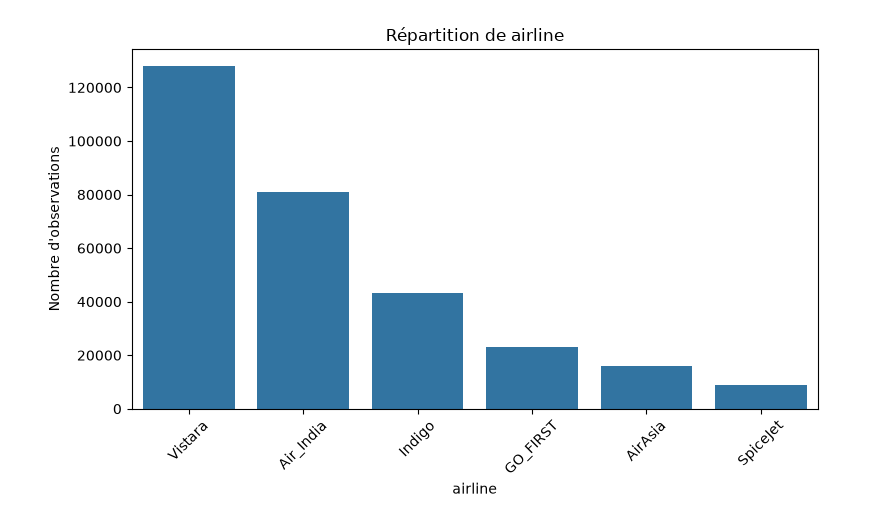
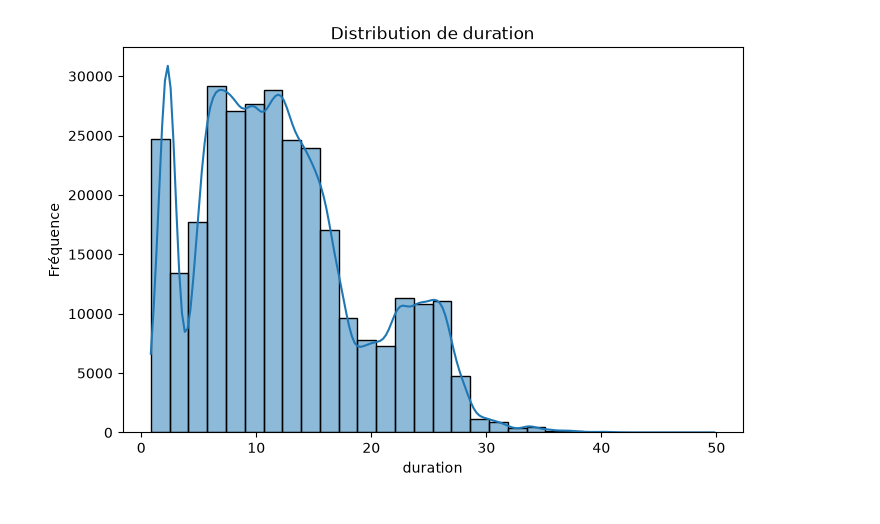
Before and after one commit to RihabMhd/Machine-Learning-Pr-diction-du-prix-des-billets-d-avion, a Jupyter notebook: notebooks/flight_price_prediction.ipynb, the cells around one changed output. Cells and saved outputs as stored; diff of their text form; code cells hidden in the pictures.

Commit message:
feat: explore and analyze flight price dataset

```diff
--- a/notebooks/flight_price_prediction.ipynb
+++ b/notebooks/flight_price_prediction.ipynb
@@ -64,40 +64,73 @@ discrete_variables = [
     "class"
 ]
 
-for col in discrete_variables:
+# for col in discrete_variables:
+
+#     print(f"\n======={col}=======")
+#     print("Number of categories :",data[col].nunique())
+#     print("Categories :",data[col].unique())
+#     freq = data[col].value_counts()
+#     table = pd.DataFrame({
+#         "Effectif": freq,
+#         "Pourcentage": freq / len(data) * 100
+#     })
+#     print(table)
+#     if col=='flight':
+#         flight_counts = data[col].value_counts().head(10)
+
+#         flight_counts.plot(
+#             kind="bar",
+#             figsize=(10, 5),
+#             title="Top 10 flights les plus fréquents"
+#         )
+
+#         plt.xlabel(col)
+#         plt.ylabel("Effectif")
+#         plt.xticks(rotation=45)
+#         plt.tight_layout()
+#         plt.show()
+#     else:
+#         plt.figure(figsize=(8,5))
+#         sns.countplot(data=data,x=col,order=data[col].value_counts().index)
+#         plt.title(f"Répartition de {col}")
+#         plt.xlabel(col)
+#         plt.ylabel("Nombre d'observations")
+#         plt.xticks(rotation=45)
+
+#         plt.tight_layout()
+#         plt.show()
 
 
+continue_variables = [
+    "duration",
+    "days_left",
+    "price"
+]
+
+for col in continue_variables:
+
     print(f"\n======={col}=======")
-    print("Number of categories :",data[col].nunique())
-    print("Categories :",data[col].unique())
-    freq = data[col].value_counts()
-    table = pd.DataFrame({
-        "Effectif": freq,
-        "Pourcentage": freq / len(data) * 100
-    })
-    print(table)
-    if col=='flight':
-        flight_counts = data[col].value_counts().head(10)
+    print(data[col].describe())
 
-        flight_counts.plot(
-            kind="bar",
-            figsize=(10, 5),
-            title="Top 10 flights les plus fréquents"
-        )
+    plt.figure(figsize=(8, 5))
+    sns.histplot(data=data, x=col, bins=30, kde=True)
+    plt.title(f"Distribution de {col}")
+    plt.xlabel(col)
+    plt.ylabel("Fréquence")
+    plt.show()
 
-        plt.xlabel(col)
-        plt.ylabel("Effectif")
-        plt.xticks(rotation=45)
-        plt.tight_layout()
-        plt.show()
+    plt.figure(figsize=(8, 3))
+    sns.boxplot(x=data[col])
+    plt.title(f"Boxplot de {col}")
+
+    if col == "duration":
+        plt.xlabel("Durée")
+    elif col == "days_left":
+        plt.xlabel("Jours avant le vol")
     else:
-        plt.figure(figsize=(8,5))
-        sns.countplot(data=data,x=col,order=data[col].value_counts().index)
-        plt.title(f"Répartition de {col}")
-        plt.xlabel(col)
-        plt.ylabel("Nombre d'observations")
-        plt.xticks(rotation=45)
+        plt.xlabel("Prix")
 
-        plt.tight_layout()
-        plt.show()
+    plt.show()
+
+    print("Skewness :", data[col].skew())
 # %% [output]
@@ -117 +147 @@ SpiceJet       9011     3.002136
-[figure, old version]
+[figure, new version]
```
Also changed, not shown: parts of 1 cell of this notebook.
